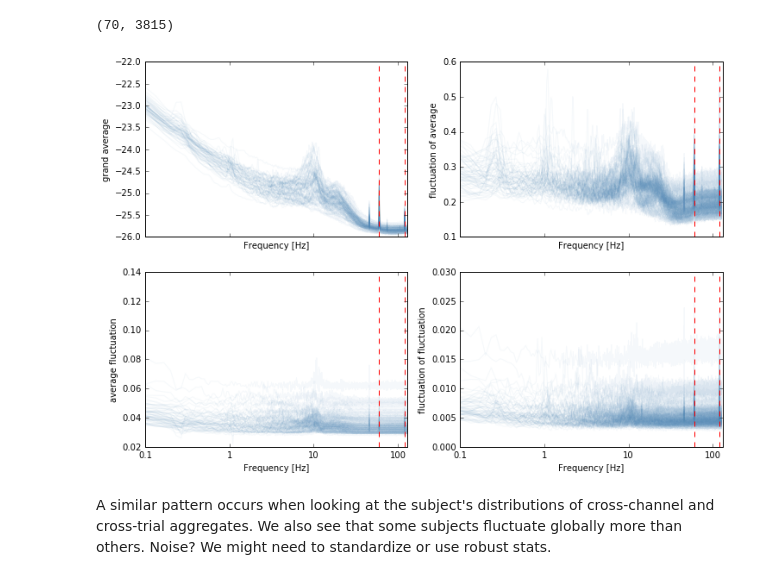
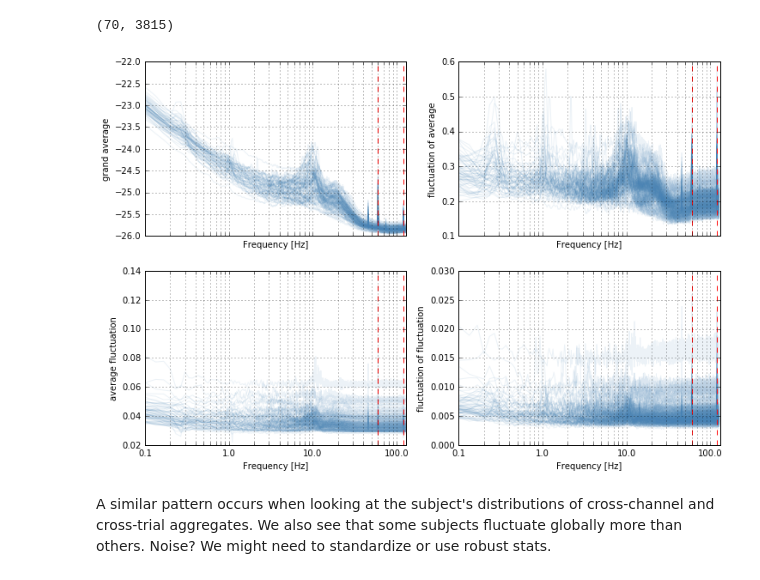
Before and after one commit to neurospin/meg_study_dynamic_scales, a Jupyter notebook: scripts/plot_figures_one.ipynb, the cells around one changed output. Drawn from its saved outputs; the diff is of its cells as text; code cells hidden in the pictures.

Commit message:
more plots

```diff
--- a/scripts/plot_figures_one.ipynb
+++ b/scripts/plot_figures_one.ipynb
@@ -157,15 +157,19 @@ viz_agg = dict(
     mean_std=np.std([evoked.data for evoked in averages_mean], axis=0),
     std_std=np.std([evoked.data for evoked in averages_std], axis=0))
 # %%
+log_range = np.array(np.r_[np.arange(0.1, 1.1, 0.1), np.arange(2, 11, 1), np.arange(20, 110, 10)])
+ticks_range = [tt if tt in [0.1, 1, 10, 100] else '' for tt in log_range]
+
 fig, axes = plt.subplots(2, 2, figsize=(12, 8), sharex=True)
 fig.suptitle('Aggregates across time and subjects (by channel)')
 keys = 'mean_mean', 'mean_std', 'std_mean', 'std_std'
 for ii, (ax, key) in enumerate(zip(axes.ravel(), keys)):
     ax.plot(freqs, viz_agg[key].T, color='steelblue', alpha=0.05)
+    ax.grid(zorder=1)
     for line in np.log10([60, 120]):
         ax.axvline(line, color='red', linestyle='--')
-    ax.set_xticks(np.log10([0.1, 1, 10, 100]))
-    ax.set_xticklabels([0.1, 1, 10, 100])
+    ax.set_xticks(np.log10(log_range))
+    ax.set_xticklabels(ticks_range)
     ax.set_xlim(np.log10([0.1, 130]))
     ax.set_xlabel('Frequency [Hz]')
     if key == 'mean_mean':
@@ -193,25 +197,26 @@ print(viz_agg_subjects['mean_mean'].shape)
 # %%
 fix, axes = plt.subplots(2, 2, figsize=(12, 8), sharex=True)
 fig.suptitle('Aggregates across time and channel (by subject)')
 keys = 'mean_mean', 'mean_std', 'std_mean', 'std_std'
 for ii, (ax, key) in enumerate(zip(axes.ravel(), keys)):
-    ax.plot(freqs, viz_agg_subjects[key].T, color='steelblue', alpha=0.05)
+    ax.grid(True, zorder=0)
+    ax.plot(freqs, viz_agg_subjects[key].T, color='steelblue', alpha=0.1)
     for line in np.log10([60, 120]):
         ax.axvline(line, color='red', linestyle='--')
-    ax.set_xticks(np.log10([0.1, 1, 10, 100]))
-    ax.set_xticklabels([0.1, 1, 10, 100])
+    ax.set_xticks(np.log10(log_range))
+    ax.set_xticklabels(ticks_range)
     ax.set_xlim(np.log10([0.1, 130]))
     ax.set_xlabel('Frequency [Hz]')
     if key == 'mean_mean':
         ax.set_ylabel('grand average')
     elif key == 'mean_std':
         ax.set_ylabel('fluctuation of average')
     elif key == 'std_mean':
         ax.set_ylabel('average fluctuation')
     elif key == 'std_std':
         ax.set_ylabel('fluctuation of fluctuation')
 # %% [output]
-[figure, old version]
+[figure, new version]
 # %% [markdown]
 A similar pattern occurs when looking at the subject's distributions of cross-channel and cross-trial aggregates. We also see that some subjects fluctuate globally more than others. Noise? We might need to standardize or use robust stats.
 # %% [markdown]
```
Also changed, not shown: parts of 7 cells of this notebook.
